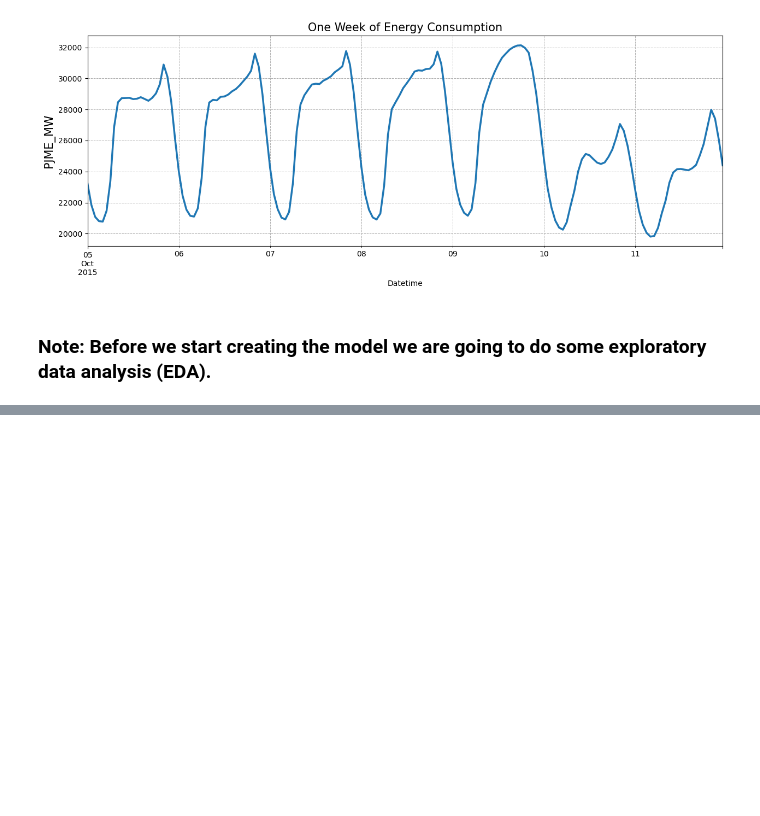
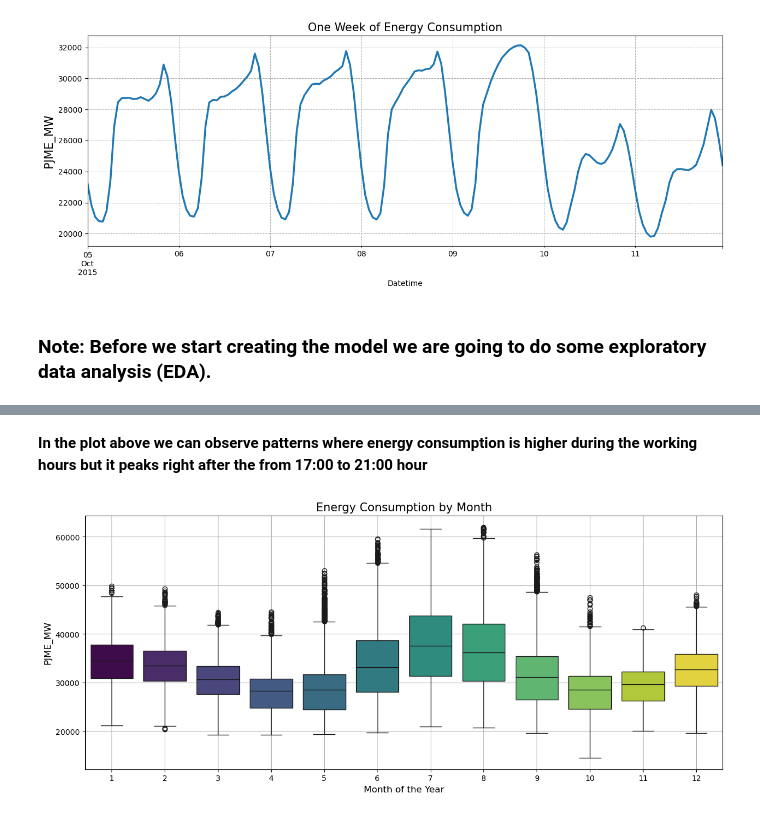
Before and after one commit to YarosInter/Time-Series-XGBoost-Energy-Consumption, a Jupyter notebook: XGBoost_Energy_Consumption_Forecast.ipynb, the cells around one changed output, grey strips where cells are left out. Drawn from its saved outputs; the diff is of its cells as text; code cells hidden in the pictures; blank space fills up the shorter version.

```diff
--- a/XGBoost_Energy_Consumption_Forecast.ipynb
+++ b/XGBoost_Energy_Consumption_Forecast.ipynb
@@ -234,0 +235,12 @@ plt.show()
+# %% [markdown]
+**In the plot above we can observe patterns where energy consumption is higher during the working hours but it peaks right after the from 17:00 to 21:00 hour**
+# %%
+fig, ax = plt.subplots(figsize=(15, 6))
+sns.boxplot(data=df, x=df.index.month, y=df["PJME_MW"], hue=df.index.month, palette="viridis", ax=ax, dodge=False, legend=False)
+ax.set_title("Energy Consumption by Month", fontsize=15)
+ax.set_xlabel("Month of the Year", fontsize=12)
+ax.set_ylabel("PJME_MW", fontsize=12)
+plt.grid(True)
+plt.show()
+# %% [output]
+[figure, added]
```
Also changed, not shown: parts of 11 cells of this notebook.
